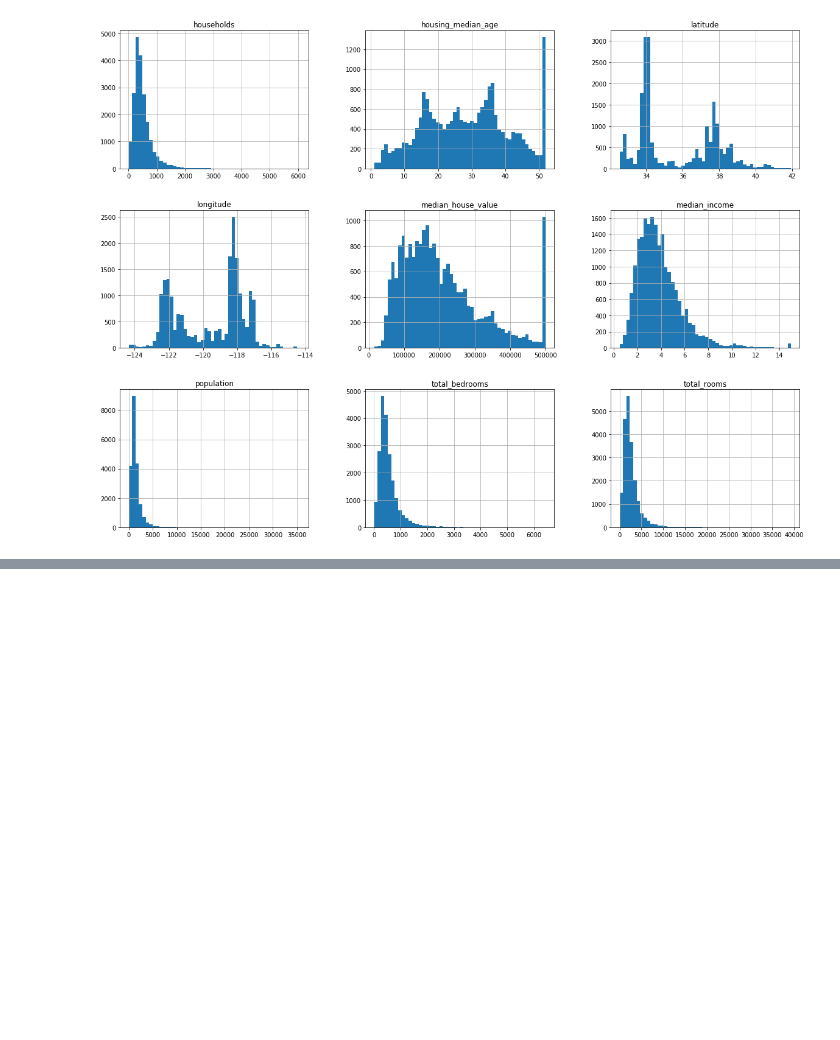
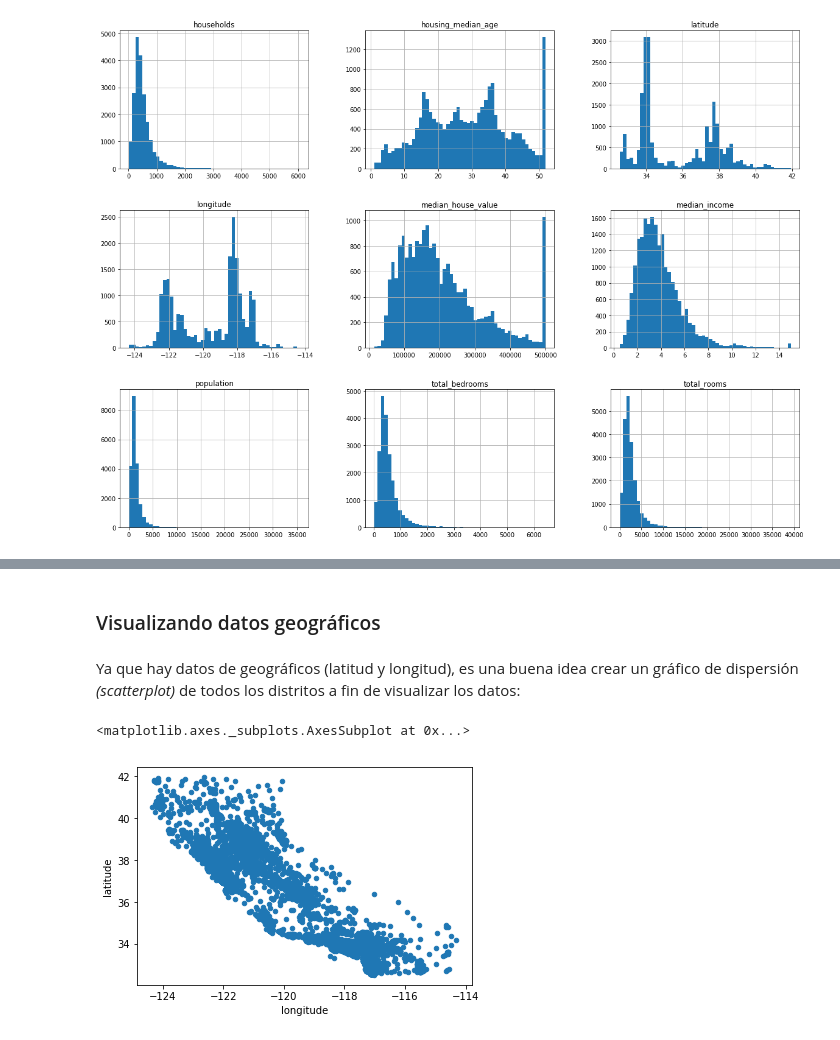
Before and after one commit to martinmuelas/handson-ml-book-exercises, a Jupyter notebook: Housing.ipynb, the cells around one changed output, grey strips where cells are left out. Saved outputs shown, nothing was run; the diff lists cells and outputs as text; code cells hidden in the pictures; blank space fills up the shorter version.

```diff
--- a/Housing.ipynb
+++ b/Housing.ipynb
@@ -108,0 +159,7 @@ plt.show()
+# %%
+from sklearn.model_selection import StratifiedShuffleSplit
+
+split = StratifiedShuffleSplit(n_splits=1, test_size=0.2, random_state=42)
+for train_index, test_index in split.split(housing, housing["income_cat"]):
+    strat_train_set = housing.loc[train_index]
+    strat_test_set = housing.loc[test_index]
@@ -108,0 +214,11 @@ plt.show()
+# %%
+housing = strat_train_set.copy()
+# %% [markdown]
+### Visualizando datos geográficos
+# %% [markdown]
+Ya que hay datos de geográficos (latitud y longitud), es una buena idea crear un gráfico de dispersión *(scatterplot)* de todos los distritos a fin de visualizar los datos:
+# %%
+housing.plot(kind="scatter", x="longitude", y="latitude")
+# %% [output]
+<matplotlib.axes._subplots.AxesSubplot at 0x...>
+[figure, added]
```
Also changed, not shown: parts of 30 cells of this notebook.
